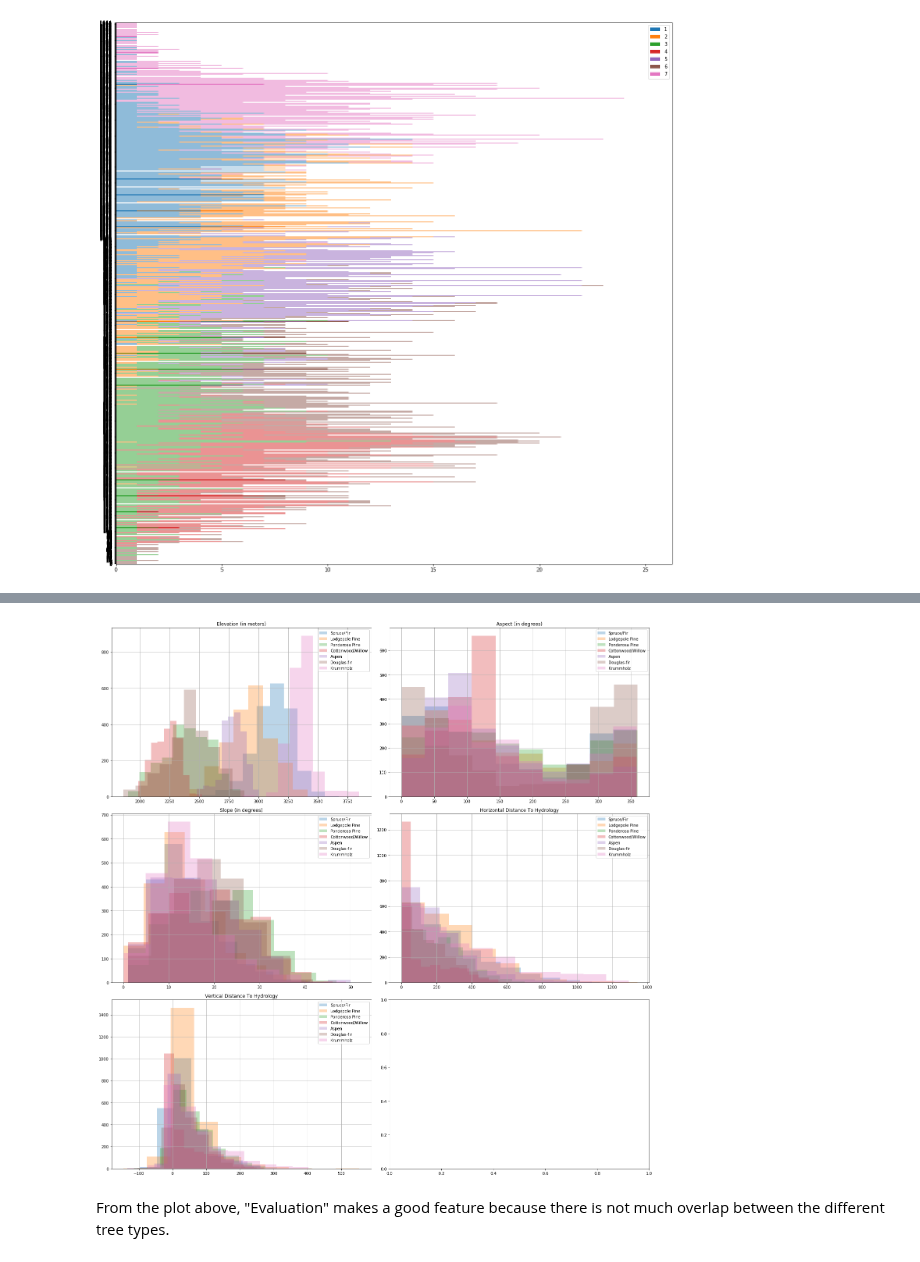
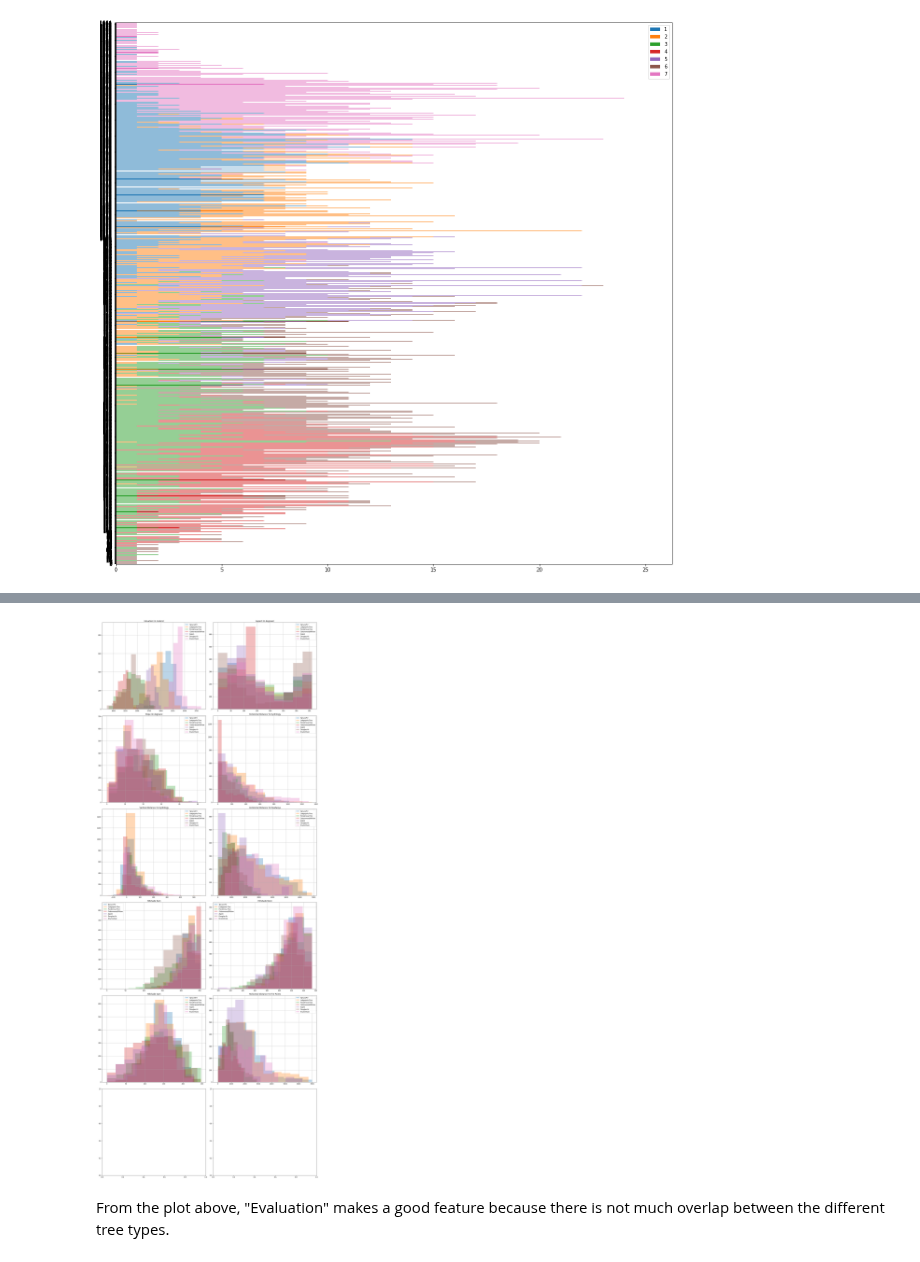
Before and after one commit to tiffapedia/w207-final, a Jupyter notebook: DivyaGorantla_RamIyer_TiffanyJaya_SteveSanders.ipynb, the cells around one changed output, grey strips where cells are left out. Cells and saved outputs as stored; diff of their text form; code cells hidden in the pictures.

Commit message:
eda based on wilderness area

```diff
--- a/DivyaGorantla_RamIyer_TiffanyJaya_SteveSanders.ipynb
+++ b/DivyaGorantla_RamIyer_TiffanyJaya_SteveSanders.ipynb
@@ -226,42 +244,78 @@ They are better represented
 
 # 1. plot without overlay
 #for column in train.columns[1:11]:
 #    train.groupby('Cover_Type').hist(column=column, alpha=0.3)
 
 # 2. plot with overlay
-nrows = 3
+nrows = 6
 ncols = 2
-fig, axes = plt.subplots(nrows=nrows, ncols=ncols, figsize=(20,20))
-ax_elevation, ax_aspect, ax_slope, ax_hdh20, ax_vdh20, ax_6 = axes.flatten()
+fig, axes = plt.subplots(nrows=nrows, ncols=ncols, figsize=(20,50))
+(ax_elevation,
+ ax_aspect,
+ ax_slope,
+ ax_hd_h20,
+ ax_vd_h20,
+ ax_hd_roadways,
+ ax_hillshade_9am,
+ ax_hillshade_12pm,
+ ax_hillshade_3pm,
+ ax_hd_firepoints,
+ ax_wilderness_area,
+ ax_soil_type )= axes.flatten()
 
 for label, data in train.groupby('Cover_Type')['Elevation']:
     data.hist(alpha=0.3, ax=ax_elevation)
 ax_elevation.set_title('Elevation (in meters)')
 ax_elevation.legend(labels=cover_labels)
 
 for label, data in train.groupby('Cover_Type')['Aspect']:
     data.hist(alpha=0.3, ax=ax_aspect)
 ax_aspect.set_title('Aspect (in degrees)')
 ax_aspect.legend(labels=cover_labels)
 
 for label, data in train.groupby('Cover_Type')['Slope']:
     data.hist(alpha=0.3, ax=ax_slope)
 ax_slope.set_title('Slope (in degrees)')
 ax_slope.legend(labels=cover_labels)
 
 for label, data in train.groupby('Cover_Type')['Horizontal_Distance_To_Hydrology']:
-    data.hist(alpha=0.3, ax=ax_hdh20)
-ax_hdh20.set_title('Horizontal Distance To Hydrology')
-ax_hdh20.legend(labels=cover_labels)
+    data.hist(alpha=0.3, ax=ax_hd_h20)
+ax_hd_h20.set_title('Horizontal Distance To Hydrology')
+ax_hd_h20.legend(labels=cover_labels)
 
 for label, data in train.groupby('Cover_Type')['Vertical_Distance_To_Hydrology']:
-    data.hist(alpha=0.3, ax=ax_vdh20)
-ax_vdh20.set_title('Vertical Distance To Hydrology')
-ax_vdh20.legend(labels=cover_labels)
+    data.hist(alpha=0.3, ax=ax_vd_h20)
+ax_vd_h20.set_title('Vertical Distance To Hydrology')
+ax_vd_h20.legend(labels=cover_labels)
+
+for label, data in train.groupby('Cover_Type')['Horizontal_Distance_To_Roadways']:
+    data.hist(alpha=0.3, ax=ax_hd_roadways)
+ax_hd_roadways.set_title('Horizontal Distance To Roadways')
+ax_hd_roadways.legend(labels=cover_labels)
+
+for label, data in train.groupby('Cover_Type')['Hillshade_9am']:
+    data.hist(alpha=0.3, ax=ax_hillshade_9am)
+ax_hillshade_9am.set_title('Hillshade 9am')
+ax_hillshade_9am.legend(labels=cover_labels)
+
+for label, data in train.groupby('Cover_Type')['Hillshade_Noon']:
+    data.hist(alpha=0.3, ax=ax_hillshade_12pm)
+ax_hillshade_12pm.set_title('Hillshade Noon')
+ax_hillshade_12pm.legend(labels=cover_labels)
+
+for label, data in train.groupby('Cover_Type')['Hillshade_3pm']:
+    data.hist(alpha=0.3, ax=ax_hillshade_3pm)
+ax_hillshade_3pm.set_title('Hillshade 3pm')
+ax_hillshade_3pm.legend(labels=cover_labels)
+
+for label, data in train.groupby('Cover_Type')['Horizontal_Distance_To_Fire_Points']:
+    data.hist(alpha=0.3, ax=ax_hd_firepoints)
+ax_hd_firepoints.set_title('Horizontal Distance To Fire Points')
+ax_hd_firepoints.legend(labels=cover_labels)
 
 fig.tight_layout()
 plt.show()
 # %% [output]
-[figure, old version]
+[figure, new version]
 # %% [markdown]
 From the plot above, "Evaluation" makes a good feature because there is not much overlap between the different tree types.
```
Also changed, not shown: parts of 11 cells of this notebook.
